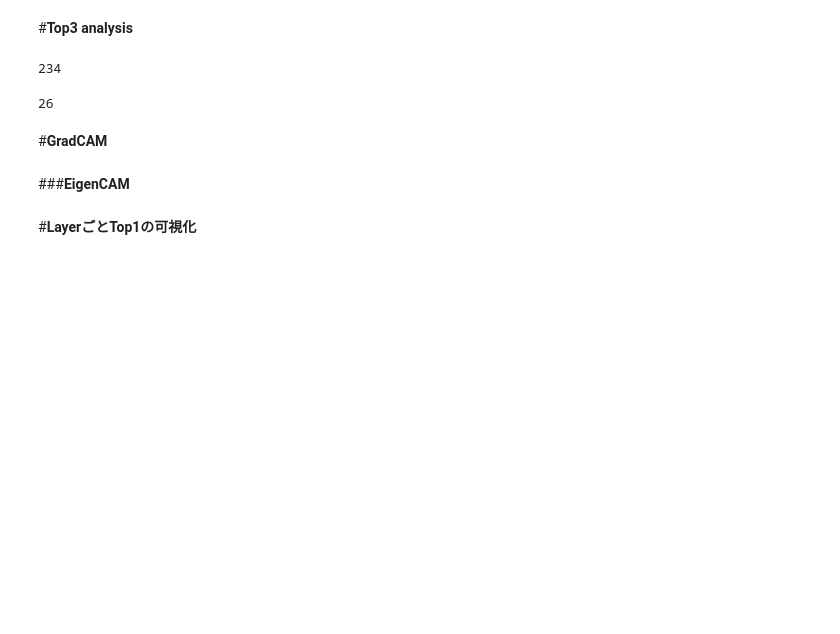
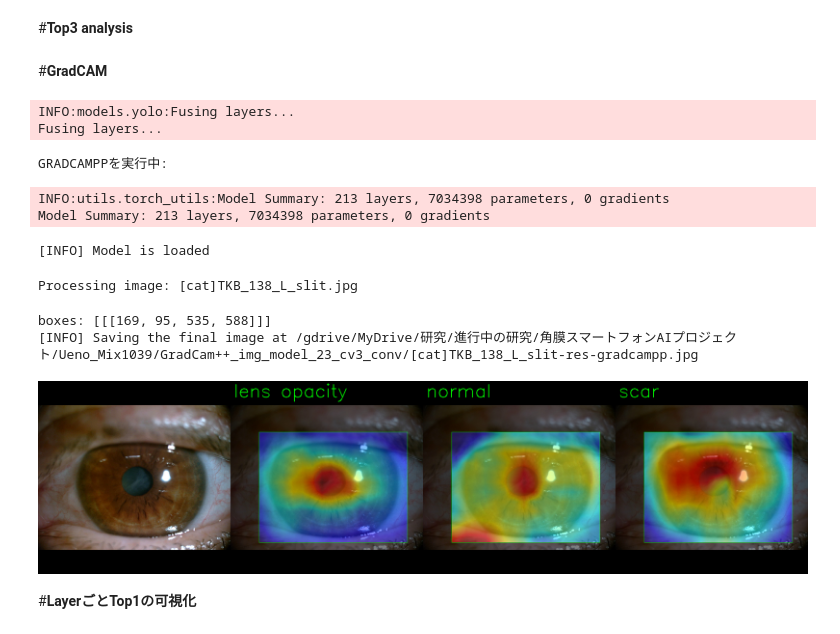
Before and after one commit to ykitaguchi77/AI-Article-Writer, a Jupyter notebook: yolov5_gradCAM_corneAI_revision_20250704.ipynb, the cells around one changed output. Drawn from its saved outputs; the diff is of its cells as text; code cells hidden in the pictures; blank space fills up the shorter version.

```diff
--- a/yolov5_gradCAM_corneAI_revision_20250704.ipynb
+++ b/yolov5_gradCAM_corneAI_revision_20250704.ipynb
@@ -41,14 +281,2 @@ img_path = "/gdrive/MyDrive/研究/進行中の研究/角膜スマートフォ
 # %% [markdown]
 #**Top3 analysis**
-# %%
-import os
-img_dir = "/gdrive/MyDrive/研究/進行中の研究/角膜スマートフォンAIプロジェクト/前原の240問/フォトスリット_serial"
-img_dir = "/gdrive/MyDrive/研究/進行中の研究/角膜スマートフォンAIプロジェクト/前原の240問_GradCAM/GradCam_img_slit"
-print(len(os.listdir(img_dir)))
-# %% [output]
-234
-# %%
-import gc
-gc.collect()
-# %% [output]
-26
@@ -475,8 +495,8 @@ def folder_main(folder_path, method):
     input_size = (img_size, img_size)
     model = YOLOV5TorchObjectDetector(model_path, device, img_size=input_size, names=names)
 
-    #####ファイル名を数字でソート################
-    file_list = sorted(os.listdir(folder_path), key=lambda x: int(x.split('.')[0]))[200:234]
+    #####ファイル名をアルファベット順にソート################
+    file_list = sorted(os.listdir(folder_path))[100:101]
     #############################################
 
     for item in file_list:
@@ -527,38 +547,56 @@ def folder_main(folder_path, method):
 
         #cv2.imwrite(output_path, final_image)
         cv2_imshow(final_image)
 
         # メモリ解放
         del saliency_method, masks, logits, boxes, images, final_image
         gc.collect()
 
 if __name__ == '__main__':
     model_path = "/gdrive/MyDrive/Deep_learning/CorneAI_nagoya/yolo5_forcresco/weights/eye_nii_2202_onecaseoneimage2_doctorcompare_yolov5s_epoch200_batch16_89.8p/last.pt"
     device = 'cpu'  # 'cuda' または 'cpu'
     img_size = 640  # 入力画像サイズ
     #target_layer = 'model_17_cv3_conv'  # GradCAM を適用するレイヤー
     #target_layer = 'model_20_cv3_conv'  # GradCAM を適用するレイヤー
     target_layer = 'model_23_cv3_conv'  # GradCAM を適用するレイヤー →Best
     #target_layer = 'model_23_cv3_act'  # GradCAM を適用するレイヤー  →デフォルト
     ##target_layer = 'model_23_m_0_cv2_conv'  # GradCAM を適用するレイヤー
     #target_layer = 'model_23_m_0_cv2_act'  # GradCAM を適用するレイヤー
     #target_layer = 'model_24_m_1'  # GradCAM を適用するレイヤー
     ##target_layer = 'model_24_m_2'  # GradCAM を適用するレイヤー
     #img_path = "/gdrive/MyDrive/研究/進行中の研究/角膜スマートフォンAIプロジェクト/前原の240問/フォトスリット_serial"
-    img_path = "/gdrive/MyDrive/研究/進行中の研究/角膜スマートフォンAIプロジェクト/前原の240問/スマホ_serial"
+    img_path = "/gdrive/MyDrive/研究/進行中の研究/角膜スマートフォンAIプロジェクト/Ueno_Mix1039/Images"
     #output_dir = '/gdrive/MyDrive/研究/進行中の研究/角膜スマートフォンAIプロジェクト/前原の240問_GradCAM/GradCam++_img_slit'  # 出力ディレクトリ
-    output_dir = '/gdrive/MyDrive/研究/進行中の研究/角膜スマートフォンAIプロジェクト/前原の240問_GradCAM/GradCam++_img_sumaho'  # 出力ディレクトリ
+    output_dir = '/gdrive/MyDrive/研究/進行中の研究/角膜スマートフォンAIプロジェクト/Ueno_Mix1039/GradCam++_img_model_23_cv3_conv'  # 出力ディレクトリ
 
 
     # GradCAMとGradCAM++の両方を実行
     #for method in ['gradcam', 'gradcampp', 'eigencam']:
-    for method in ['gradcam', 'gradcampp']:
-    #for method in ['gradcampp']:
+    #for method in ['gradcam', 'gradcampp']:
+    # for method in ['gradcampp']:
+    #     print(f"{method.upper()}を実行中:")
+    #     if os.path.isdir(img_path):
+    #         folder_main(img_path, method)
+    #     else:
+    #         main(img_path, method)
+
+    for method in ['gradcampp']:
         print(f"{method.upper()}を実行中:")
         if os.path.isdir(img_path):
-            folder_main(img_path, method)
+            folder_main(img_path, method) # ここでYOLOV5TorchObjectDetectorが呼ばれる
         else:
             main(img_path, method)
+# %% [output]
+INFO:models.yolo:Fusing layers...
+Fusing layers...
+GRADCAMPPを実行中:
+INFO:utils.torch_utils:Model Summary: 213 layers, 7034398 parameters, 0 gradients
+Model Summary: 213 layers, 7034398 parameters, 0 gradients
+[INFO] Model is loaded
+Processing image: [cat]TKB_138_L_slit.jpg
+boxes: [[[169, 95, 535, 588]]]
+[INFO] Saving the final image at /gdrive/MyDrive/研究/進行中の研究/角膜スマートフォンAIプロジェクト/Ueno_Mix1039/GradCam++_img_model_23_cv3_conv/[cat]TKB_138_L_slit-res-gradcampp.jpg
+[figure, added]
 # %%
 """
 GradCAM
@@ -1055,2 +840,0 @@ if __name__ == '__main__':
-# %% [markdown]
-###**EigenCAM**
```
Also changed, not shown: parts of 16 cells of this notebook.
